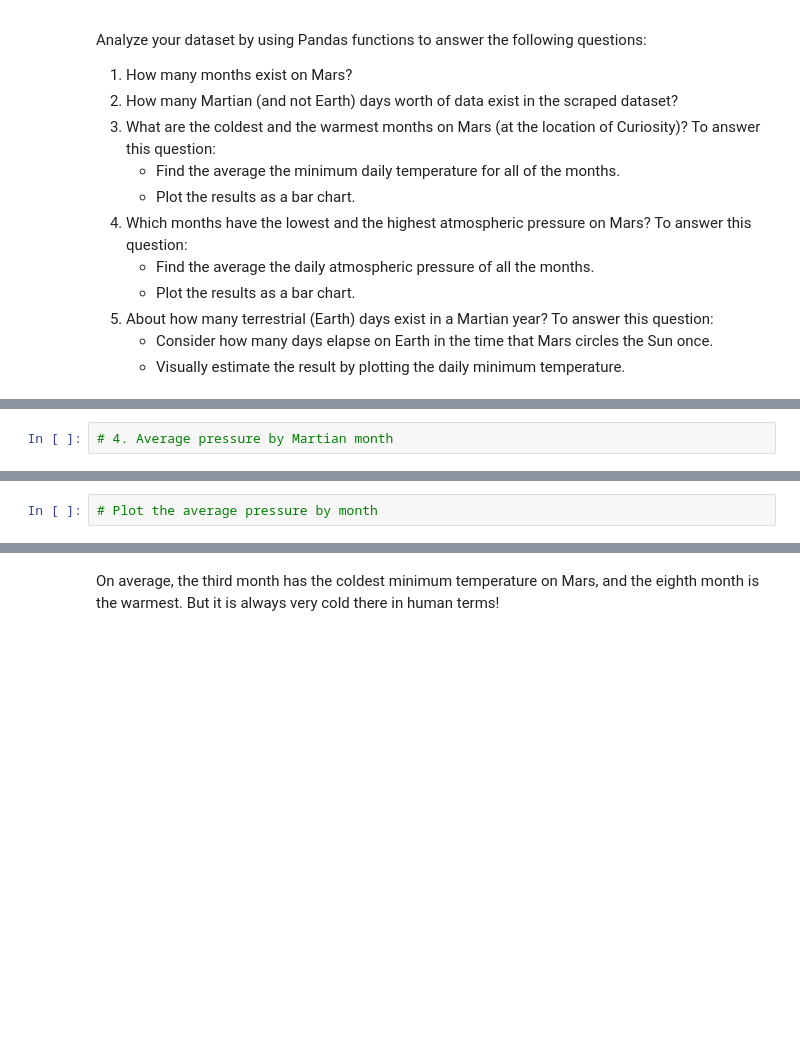
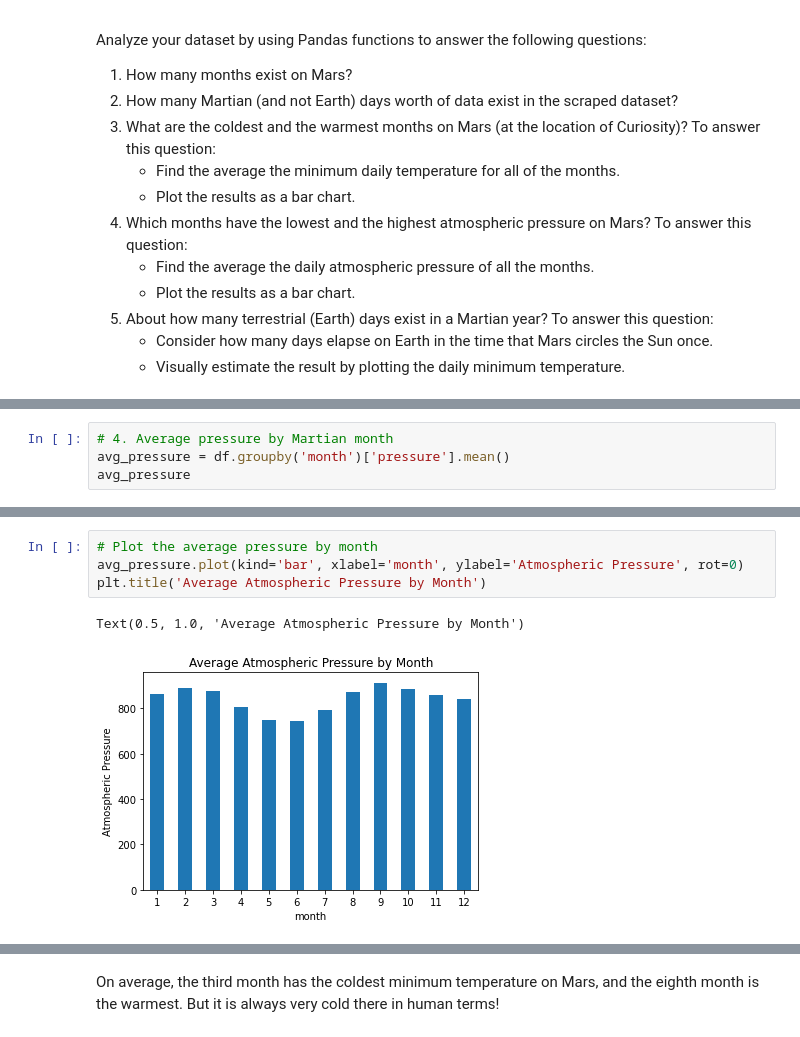
Before and after one commit to kalikschoenrock/WebScraping-Challenge, a Jupyter notebook: part_2_mars_weather.ipynb, the cells around one changed output, grey strips where cells are left out. Saved outputs shown, nothing was run; the diff lists cells and outputs as text; blank space fills up the shorter version.

```diff
--- a/part_2_mars_weather.ipynb
+++ b/part_2_mars_weather.ipynb
@@ -89,2 +188,4 @@ Analyze your dataset by using Pandas functions to answer the following questions
 # %%
 # 4. Average pressure by Martian month
+avg_pressure = df.groupby('month')['pressure'].mean()
+avg_pressure
@@ -91,4 +207,9 @@ Analyze your dataset by using Pandas functions to answer the following questions
-# %%
-# Plot the average pressure by month
+# %%
+# Plot the average pressure by month
+avg_pressure.plot(kind='bar', xlabel='month', ylabel='Atmospheric Pressure', rot=0)
+plt.title('Average Atmospheric Pressure by Month')
+# %% [output]
+Text(0.5, 1.0, 'Average Atmospheric Pressure by Month')
+[figure, added]
 # %%
 # 5. How many terrestrial (earth) days are there in a Martian year?
```
Also changed, not shown: parts of 22 cells of this notebook, 3 other files.
